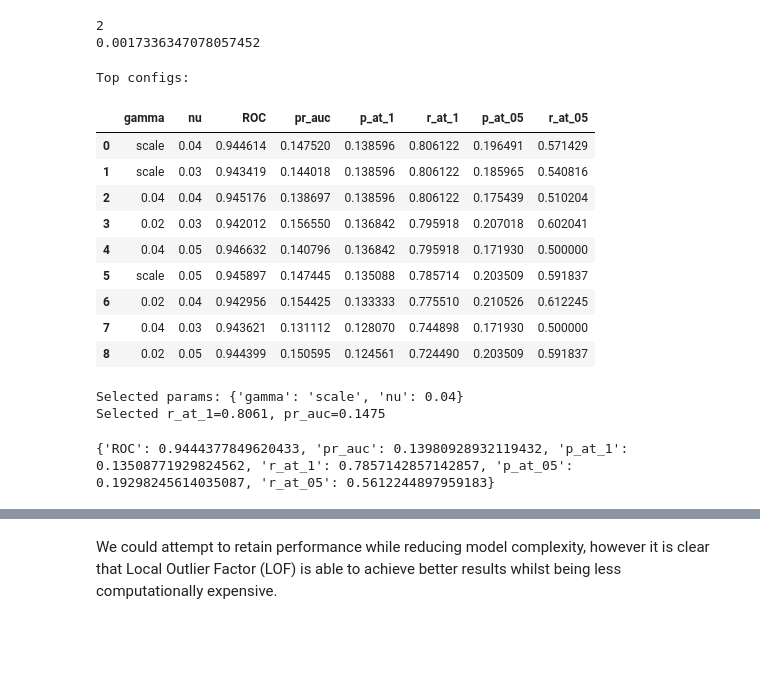
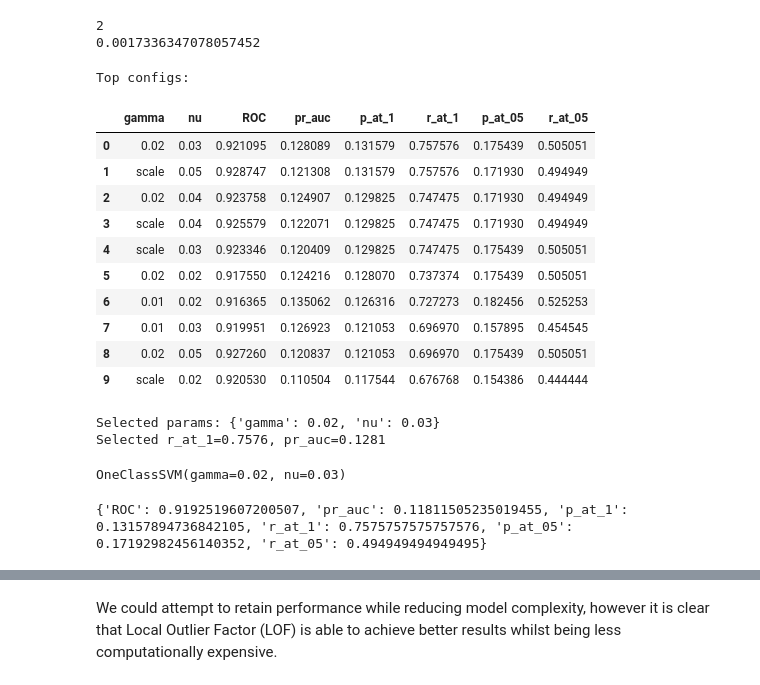
Before and after one commit to LukeHardy721/Fraud-Detection, a Jupyter notebook: notebooks/OCSVM.ipynb, the cells around one changed output, grey strips where cells are left out. Saved outputs shown, nothing was run; the diff lists cells and outputs as text; code cells hidden in the pictures; blank space fills up the shorter version.

```diff
--- a/notebooks/OCSVM.ipynb
+++ b/notebooks/OCSVM.ipynb
@@ -30,6 +28,11 @@ X_test = test_df.drop(columns=['Class'])
 
 labels = df['Class']
 df_unlabelled = df.drop(columns=['Class'])
+# %%
+from sklearn.model_selection import train_test_split
+
+# Build a validation with 20% of the data (25% of the train dataset)
+X_train, X_val, y_train, y_val = train_test_split(X_train, y_train, test_size=0.25, random_state=42, stratify=y_train)
 # %% [markdown]
 ## Model Building
 # %%
@@ -123,8 +126,8 @@ SECONDARY = "pr_auc"
 # Note that I have already narrowed down the param_grid through multiple iterations
 
 param_grid = {
-    "nu": [0.03, 0.04, 0.05],
-    "gamma": ["scale", 0.02, 0.04] # Note that 'scale' and 'auto' are roughly equivalent since the features are scaled --> they have variance 1. Both are ~= 0.03.
+    "nu": [0.02, 0.03, 0.04, 0.05],
+    "gamma": ["scale", 0.01, 0.02] # Note that 'scale' and 'auto' are roughly equivalent since the features are scaled --> they have variance 1. Both are ~= 0.03.
 }
 
 runs = []
@@ -137,74 +140,76 @@ for params in ParameterGrid(param_grid):
         **params
     )
     ocsvm.fit(X_sample)
-    scores = -ocsvm.decision_function(X_test)
+    scores = -ocsvm.decision_function(X_val)
 
-    roc = roc_auc_score(y_test, scores)
-    pr_auc = average_precision_score(y_test, scores)
-    p_at_1,  r_at_1  = precision_recall_at_k(y_test, scores, k=0.01)
-    p_at_05, r_at_05 = precision_recall_at_k(y_test, scores, k=0.005)
+    roc = roc_auc_score(y_val, scores)
+    pr_auc = average_precision_score(y_val, scores)
+    p_at_1,  r_at_1  = precision_recall_at_k(y_val, scores, k=0.01)
+    p_at_05, r_at_05 = precision_recall_at_k(y_val, scores, k=0.005)
 
     runs.append({
         **params,
         "ROC": roc,
         "pr_auc": pr_auc,
         "p_at_1": p_at_1, "r_at_1": r_at_1,
         "p_at_05": p_at_05, "r_at_05": r_at_05
     })
 
     primary_val   = r_at_1 if PRIMARY == "r_at_1" else pr_auc
     secondary_val = pr_auc if SECONDARY == "pr_auc" else r_at_1
 
     if (primary_val, secondary_val) > best_tuple:
         best_tuple  = (primary_val, secondary_val)
         best_params = params
         best_model  = ocsvm
         best_scores = scores
 
 results_df = pd.DataFrame(runs).sort_values(
     by=[PRIMARY, SECONDARY], ascending=[False, False]
 ).reset_index(drop=True)
 
 print("Top configs:")
 display(results_df.head(10))
 print("\nSelected params:", best_params)
 print(f"Selected {PRIMARY}={best_tuple[0]:.4f}, {SECONDARY}={best_tuple[1]:.4f}")
 # %% [output]
 Top configs:
 |  | gamma | nu | ROC | pr_auc | p_at_1 | r_at_1 | p_at_05 | r_at_05 |
-| 0 | scale | 0.04 | 0.944614 | 0.147520 | 0.138596 | 0.806122 | 0.196491 | 0.571429 |
-| 1 | scale | 0.03 | 0.943419 | 0.144018 | 0.138596 | 0.806122 | 0.185965 | 0.540816 |
-| 2 | 0.04 | 0.04 | 0.945176 | 0.138697 | 0.138596 | 0.806122 | 0.175439 | 0.510204 |
-| 3 | 0.02 | 0.03 | 0.942012 | 0.156550 | 0.136842 | 0.795918 | 0.207018 | 0.602041 |
-| 4 | 0.04 | 0.05 | 0.946632 | 0.140796 | 0.136842 | 0.795918 | 0.171930 | 0.500000 |
-| 5 | scale | 0.05 | 0.945897 | 0.147445 | 0.135088 | 0.785714 | 0.203509 | 0.591837 |
-| 6 | 0.02 | 0.04 | 0.942956 | 0.154425 | 0.133333 | 0.775510 | 0.210526 | 0.612245 |
-| 7 | 0.04 | 0.03 | 0.943621 | 0.131112 | 0.128070 | 0.744898 | 0.171930 | 0.500000 |
-| 8 | 0.02 | 0.05 | 0.944399 | 0.150595 | 0.124561 | 0.724490 | 0.203509 | 0.591837 |
+| 0 | 0.02 | 0.03 | 0.921095 | 0.128089 | 0.131579 | 0.757576 | 0.175439 | 0.505051 |
+| 1 | scale | 0.05 | 0.928747 | 0.121308 | 0.131579 | 0.757576 | 0.171930 | 0.494949 |
+| 2 | 0.02 | 0.04 | 0.923758 | 0.124907 | 0.129825 | 0.747475 | 0.171930 | 0.494949 |
+| 3 | scale | 0.04 | 0.925579 | 0.122071 | 0.129825 | 0.747475 | 0.171930 | 0.494949 |
+| 4 | scale | 0.03 | 0.923346 | 0.120409 | 0.129825 | 0.747475 | 0.175439 | 0.505051 |
+| 5 | 0.02 | 0.02 | 0.917550 | 0.124216 | 0.128070 | 0.737374 | 0.175439 | 0.505051 |
+| 6 | 0.01 | 0.02 | 0.916365 | 0.135062 | 0.126316 | 0.727273 | 0.182456 | 0.525253 |
+| 7 | 0.01 | 0.03 | 0.919951 | 0.126923 | 0.121053 | 0.696970 | 0.157895 | 0.454545 |
+| 8 | 0.02 | 0.05 | 0.927260 | 0.120837 | 0.121053 | 0.696970 | 0.175439 | 0.505051 |
+| 9 | scale | 0.02 | 0.920530 | 0.110504 | 0.117544 | 0.676768 | 0.154386 | 0.444444 |
-Selected params: {'gamma': 'scale', 'nu': 0.04}
-Selected r_at_1=0.8061, pr_auc=0.1475
+Selected params: {'gamma': 0.02, 'nu': 0.03}
+Selected r_at_1=0.7576, pr_auc=0.1281
 # %%
-# Try tuning on the whole train dataset
-
 ocsvm = OneClassSVM(
     kernel="rbf",
-    gamma="scale",  # or tune numeric values
-    nu=0.04,         # expected outlier fraction
+    gamma=0.02,  # or tune numeric values
+    nu=0.03,         # expected outlier fraction
 )
 
 ocsvm.fit(X_train)
-scores = -ocsvm.decision_function(X_test)
-
-roc = roc_auc_score(y_test, scores)
-pr_auc = average_precision_score(y_test, scores)
-p_at_1,  r_at_1  = precision_recall_at_k(y_test, scores, k=0.01)
-p_at_05, r_at_05 = precision_recall_at_k(y_test, scores, k=0.005)
-
-print({
-    "ROC": roc,
-    "pr_auc": pr_auc,
-    "p_at_1": p_at_1, "r_at_1": r_at_1,
-    "p_at_05": p_at_05, "r_at_05": r_at_05
-})
 # %% [output]
-{'ROC': 0.9444377849620433, 'pr_auc': 0.13980928932119432, 'p_at_1': 0.13508771929824562, 'r_at_1': 0.7857142857142857, 'p_at_05': 0.19298245614035087, 'r_at_05': 0.5612244897959183}
+OneClassSVM(gamma=0.02, nu=0.03)
+# %%
+scores = -ocsvm.decision_function(X_val)
+
+roc = roc_auc_score(y_val, scores)
+pr_auc = average_precision_score(y_val, scores)
+p_at_1,  r_at_1  = precision_recall_at_k(y_val, scores, k=0.01)
+p_at_05, r_at_05 = precision_recall_at_k(y_val, scores, k=0.005)
+
+print({
+    "ROC": roc,
+    "pr_auc": pr_auc,
+    "p_at_1": p_at_1, "r_at_1": r_at_1,
+    "p_at_05": p_at_05, "r_at_05": r_at_05
+})
+# %% [output]
+{'ROC': 0.9192519607200507, 'pr_auc': 0.11811505235019455, 'p_at_1': 0.13157894736842105, 'r_at_1': 0.7575757575757576, 'p_at_05': 0.17192982456140352, 'r_at_05': 0.494949494949495}
```
Also changed, not shown: parts of 9 cells of this notebook, 3 other files.
